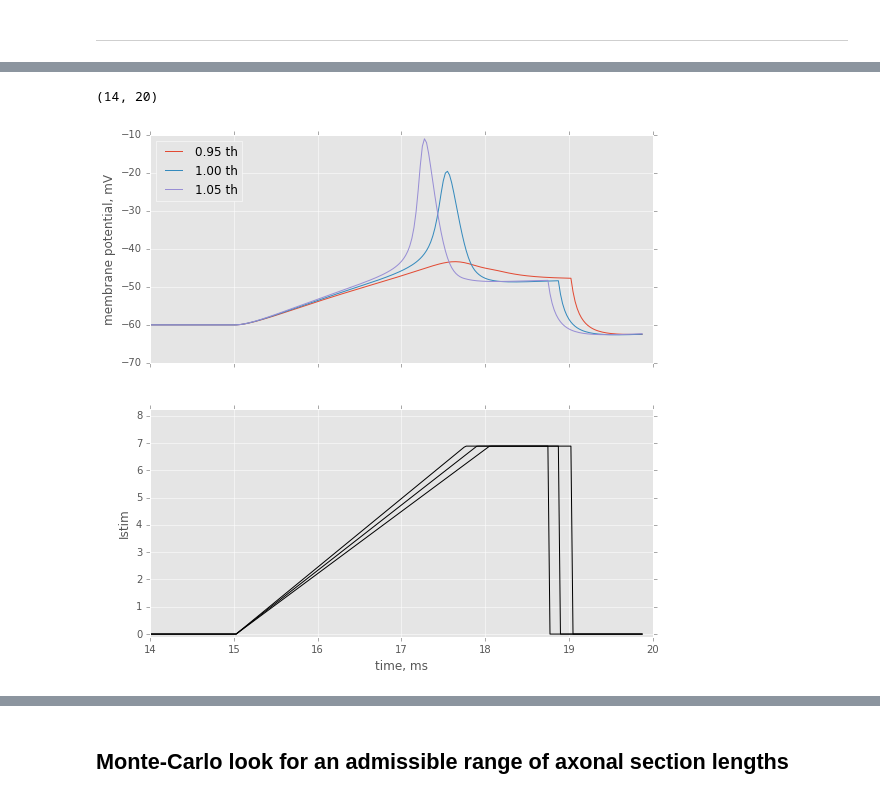
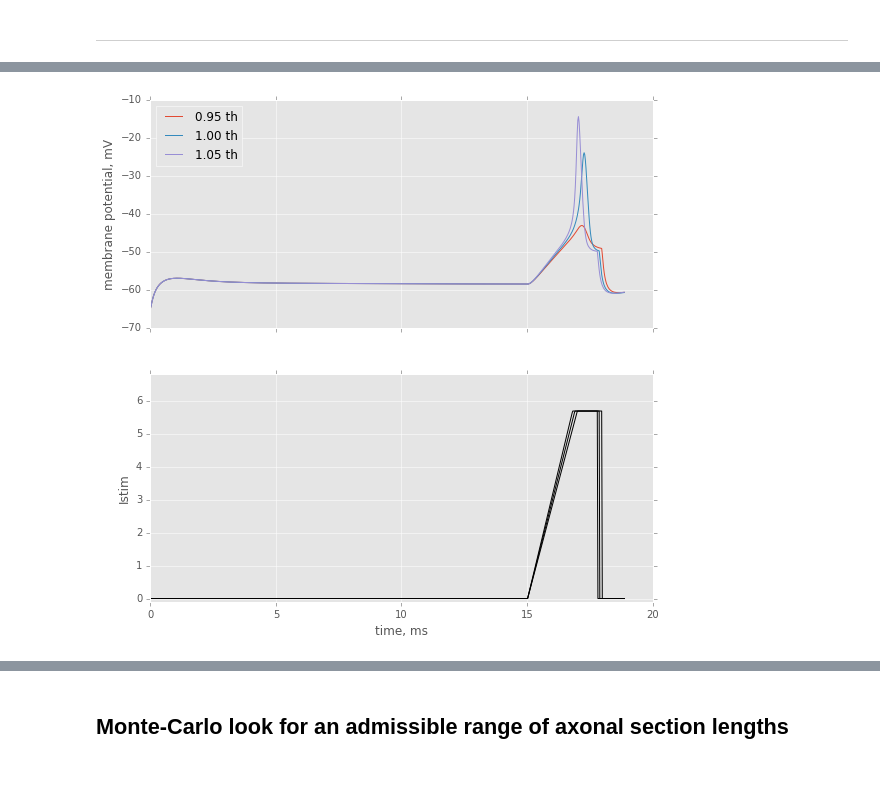
Before and after one commit to abrazhe/OC2, a Jupyter notebook: Spencer-energy.ipynb, the cells around one changed output, grey strips where cells are left out. Cells and saved outputs as stored; diff of their text form; code cells hidden in the pictures.

```diff
--- a/Spencer-energy.ipynb
+++ b/Spencer-energy.ipynb
@@ -206,3 +224,0 @@ for oc in oclist:
-# %%
-for oc in oclist:
-    plot(oc.tv, array(oc.vs)-oclist[0].vs)
@@ -215,7 +227,7 @@ del oclist
 
 Lengths of both passive axon "stub" and the inital axon segment with Na conductance are free parameters in Spencer model and can affect its excitability properties. Let's make some not-so-blue-sky guesses on what these values should be based on responses to rectangular current pulses and current ramps. To this end, we must equip our model with the instrumentation to stimulate and detect thresholds.
 # %%
-def setup_pulse_stim(oc, amp=0, delay=15, dur=3):
+def setup_pulse_stim(oc, amp=0, delay=10, dur=3):
     oc.stim.delay = delay
     oc.stim.amp= amp
     oc.stim.dur = dur
@@ -317,6 +329,6 @@ def plot_around_th(cell, th, setter=setup_pulse_stim, coefs = [0.95, 1, 1.05]):
     axs[0].set_ylabel('membrane potential, mV')
     setp(axs[1], xlabel='time, ms', ylabel='Istim')
 # %%
-oc = OctopusCell(Ndendseg=15)
+oc = OctopusCell(Ndendseg=15, ax_init_L=5.0, ax_passive_L=35.0)
 print oc.ax_init.L, oc.ax_stub.L
 # %% [output]
@@ -345,7 +357,7 @@ from functools import partial
 # %%
 %%time
 
-fsetter=partial(setup_ramp_stim, Imax=2*th[0])
+fsetter=partial(setup_ramp_stim, Imax=1.5*th[0])
 th2 = find_threshold(oc, array([0.5,10.]),
                      vthresh = -25,
                      setter=fsetter)
@@ -358,5 +370,4 @@ Wall time: 564 ms
 %time plot_around_th(oc, th2[0], setter=fsetter)#, coefs=arange(0.6, 0.7, 0.02))
 #for line in gcf().axes[0].lines:
 #    setp(line, color='k',alpha=0.5)
-xlim(14, 20)
 # %% [output]
@@ -365,5 +376,4 @@ Wall time: 245 ms
-(14, 20)
-[figure, old version]
+[figure, new version]
 # %%
 oc.init_records()
 h.run()
```
Also changed, not shown: parts of 59 cells of this notebook, 1 other file.
